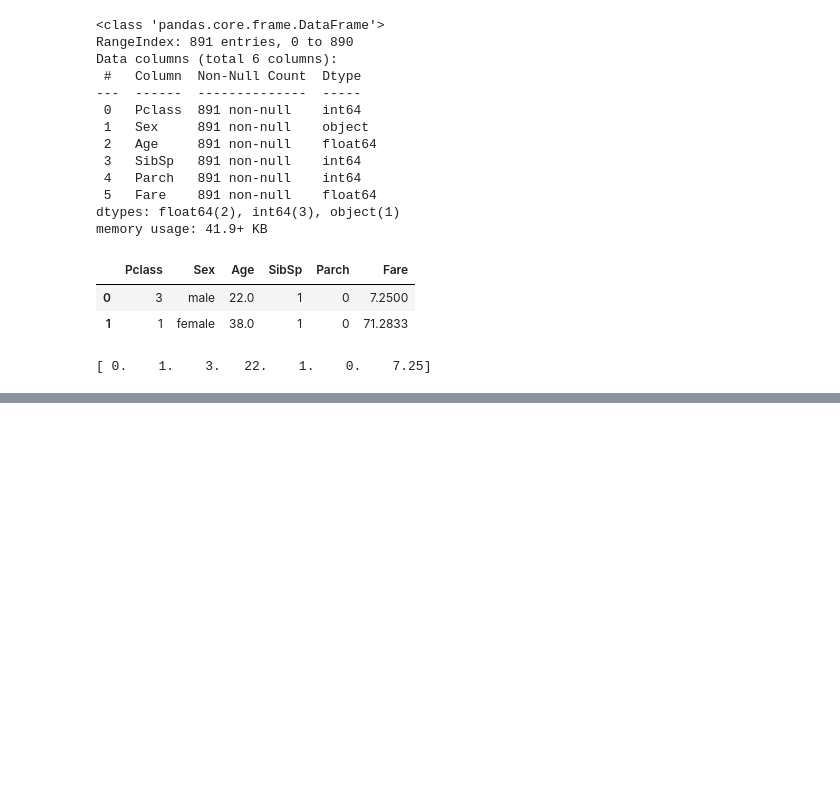
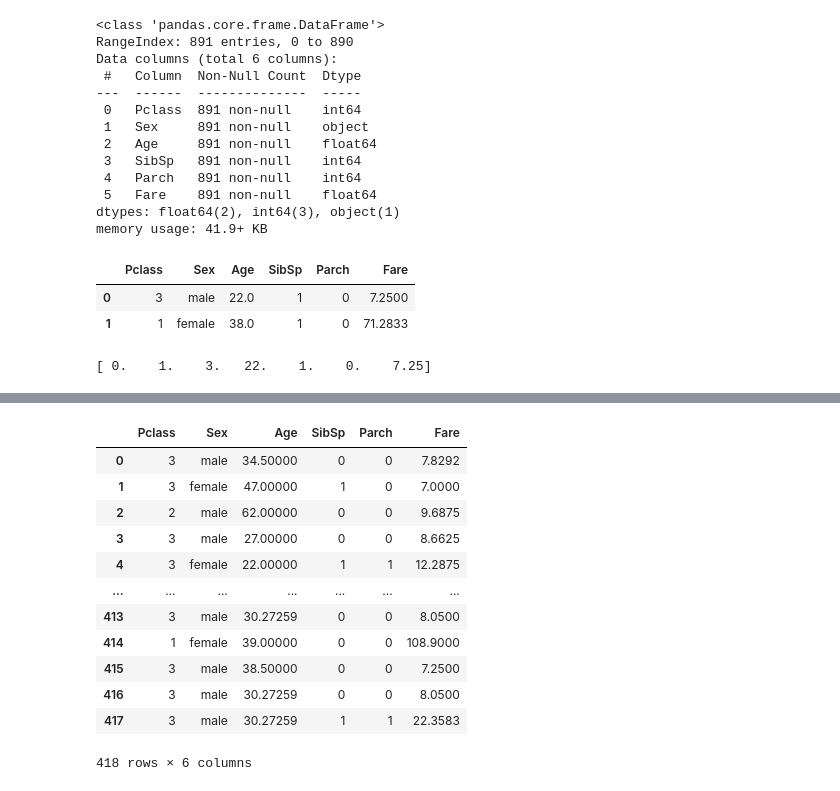
Before and after one commit to allenvarughese22/Machine-Learning-Projects---Learning, a Jupyter notebook: Titanic-Data Analysis/titanic/Titanic Survivor - Data Analysis.ipynb, the cells around one changed output, grey strips where cells are left out. Cells and saved outputs as stored; diff of their text form; code cells hidden in the pictures; blank space fills up the shorter version.

```diff
--- a/Titanic-Data Analysis/titanic/Titanic Survivor - Data Analysis.ipynb
+++ b/Titanic-Data Analysis/titanic/Titanic Survivor - Data Analysis.ipynb
@@ -276,0 +285,21 @@ print(X_train[0])
+# %%
+from sklearn.impute import SimpleImputer
+imp_test = SimpleImputer(missing_values=np.nan, strategy='mean')
+
+X_test['Age'] = imp_test.fit_transform(X_test['Age'].values.reshape(-1,1))
+# %%
+X_test
+# %% [output]
+|  | Pclass | Sex | Age | SibSp | Parch | Fare |
+| 0 | 3 | male | 34.50000 | 0 | 0 | 7.8292 |
+| 1 | 3 | female | 47.00000 | 1 | 0 | 7.0000 |
+| 2 | 2 | male | 62.00000 | 0 | 0 | 9.6875 |
+| 3 | 3 | male | 27.00000 | 0 | 0 | 8.6625 |
+| 4 | 3 | female | 22.00000 | 1 | 1 | 12.2875 |
+| ... | ... | ... | ... | ... | ... | ... |
+| 413 | 3 | male | 30.27259 | 0 | 0 | 8.0500 |
+| 414 | 1 | female | 39.00000 | 0 | 0 | 108.9000 |
+| 415 | 3 | male | 38.50000 | 0 | 0 | 7.2500 |
+| 416 | 3 | male | 30.27259 | 0 | 0 | 8.0500 |
+| 417 | 3 | male | 30.27259 | 1 | 1 | 22.3583 |
+418 rows × 6 columns
```
Also changed, not shown: parts of 59 cells of this notebook, 3 other files.
